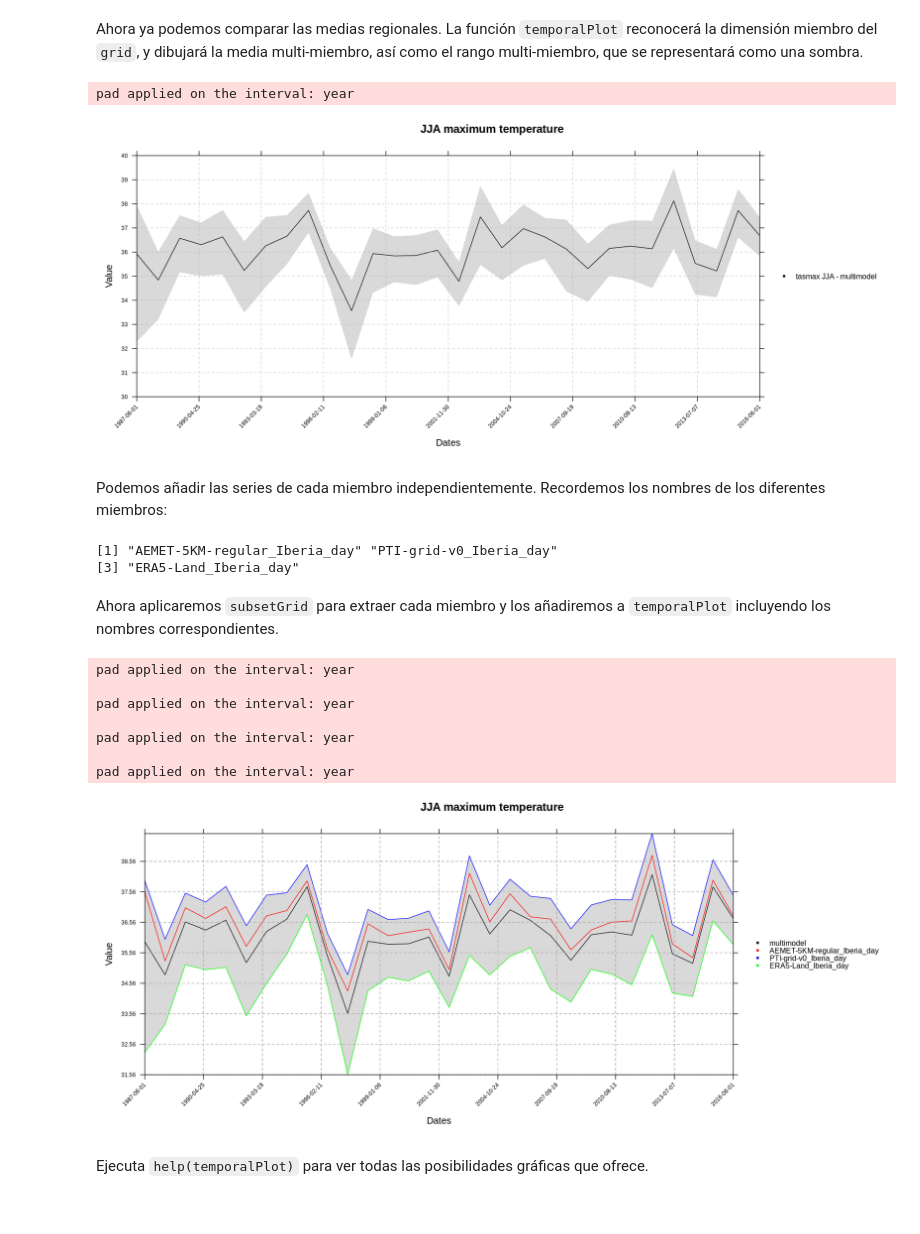
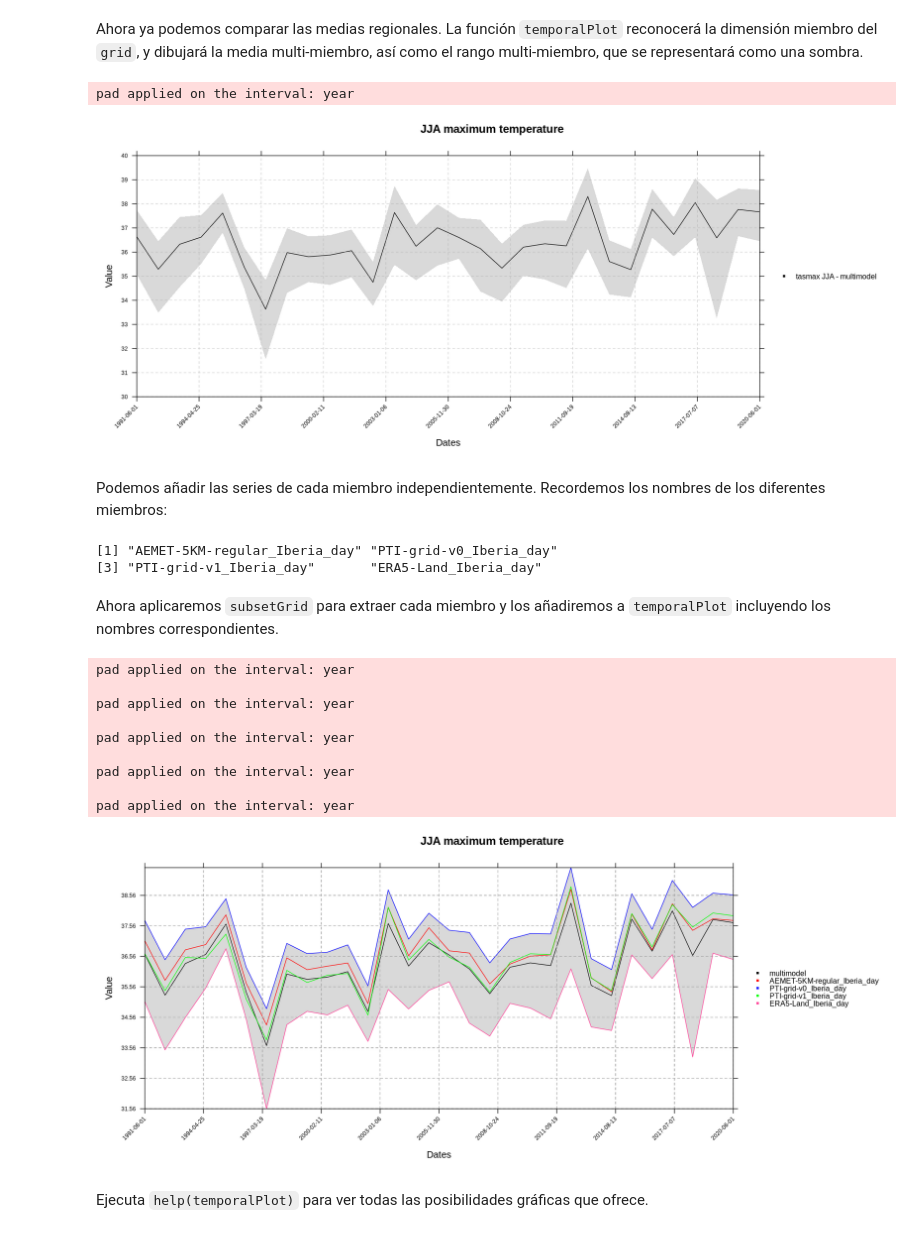
Before and after one commit to SantanderMetGroup/PTI-Clima-Datalab, a Jupyter notebook: Notebooks/R/intercomp_rejillas_obs_R.ipynb, the cells around one changed output. Saved outputs shown, nothing was run; the diff lists cells and outputs as text; code cells hidden in the pictures.

```diff
--- a/Notebooks/R/intercomp_rejillas_obs_R.ipynb
+++ b/Notebooks/R/intercomp_rejillas_obs_R.ipynb
@@ -298,9 +304,10 @@ spatialPlot(climatology(tasmax.jja.aemet5km))
 Si queremos proceder de manera más eficiente, podemos **automatizar la carga en un bucle**. Primero, necesitamos conocer el **periodo de tiempo que comparten los diferentes datasets**. Para ello, podemos recurrir nuevamente a `dataInventory`, aplicado en un bucle esta vez. Extraeremos el atributo `Date_range`. Con extraer esta información para una de las variables (e.g. `di[[2]]`) es suficiente. También utilizaremos la función `suppressMessages` para evitar una larga lista de mensajes de salida.
 # %%
 di.all <- lapply(datasets$endpoint, function(d){
-    di <- dataInventory(d)
-    di[[2]]$Dimensions$time$Date_range
-}) %>% suppressMessages
+    message("processing...", d)
+    di <- dataInventory(d) %>% suppressMessages %>% suppressWarnings
+    di[[2]]$Dimensions$time$Date_range %>% suppressMessages
+})
 names(di.all) <- datasets$dataset
 str(di.all)
 # %% [output]
@@ -324,15 +339,16 @@ if (!file.exists(resulting.object.path)) {
         dataset.i <- d
         endpoint.i <- subset(datasets, dataset == dataset.i)[["endpoint"]]
         dic.i <- subset(datasets, dataset == dataset.i)[["dictionary"]]
+        message("processing...", d)
         loadGridData(dataset = endpoint.i,
                                lonLim = lonLim,
                                latLim = latLim,
                                var = "tasmax",
                                season = 6:8,
-                               years = 1987:2016,
+                               years = 1991:2020,
                                aggr.m = "max",
-                               dictionary = dic.i)
-    }) %>% suppressMessages
+                               dictionary = dic.i) %>% suppressMessages %>% suppressWarnings
+    })
 
     names(tasmax.jja) <- datasets$dataset
     saveRDS(tasmax.jja, resulting.object.path)
@@ -504,33 +514,36 @@ temporalPlot("tasmax JJA - multimodel" = tasmax.jja.grid.max.masked,
                                   main = "JJA maximum temperature"))
 # %% [output]
 pad applied on the interval: year
-[figure, old version]
+[figure, new version]
 # %% [markdown]
 Podemos añadir las series de cada miembro independientemente. Recordemos los nombres de los diferentes miembros:
 # %%
 tasmax.jja.grid.max.masked$Members
 # %% [output]
 [1] "AEMET-5KM-regular_Iberia_day" "PTI-grid-v0_Iberia_day"
-[3] "ERA5-Land_Iberia_day"
+[3] "PTI-grid-v1_Iberia_day"       "ERA5-Land_Iberia_day"
 # %% [markdown]
 Ahora aplicaremos `subsetGrid` para extraer cada miembro y los añadiremos a `temporalPlot` incluyendo los nombres correspondientes.
 # %%
 independent.members <- lapply(1:length(datasets$dataset), function(i) subsetGrid(tasmax.jja.grid.max.masked, members = i))
 
 temporalPlot("multimodel" = tasmax.jja.grid.max.masked,
              "AEMET-5KM-regular_Iberia_day" = independent.members[[1]],
              "PTI-grid-v0_Iberia_day" = independent.members[[2]],
-             "ERA5-Land_Iberia_day" = independent.members[[3]],
+             "PTI-grid-v1_Iberia_day" = independent.members[[3]],
+             "ERA5-Land_Iberia_day" = independent.members[[4]],
              xyplot.custom = list(main = "JJA maximum temperature"))
 # %% [output]
 pad applied on the interval: year
 
 pad applied on the interval: year
 
 pad applied on the interval: year
 
 pad applied on the interval: year
+
+pad applied on the interval: year
-[figure, old version]
+[figure, new version]
 # %% [markdown]
 Ejecuta `help(temporalPlot)` para ver todas las posibilidades gráficas que ofrece.
 # %% [markdown]
```
Also changed, not shown: parts of 22 cells of this notebook, 4 other files.
